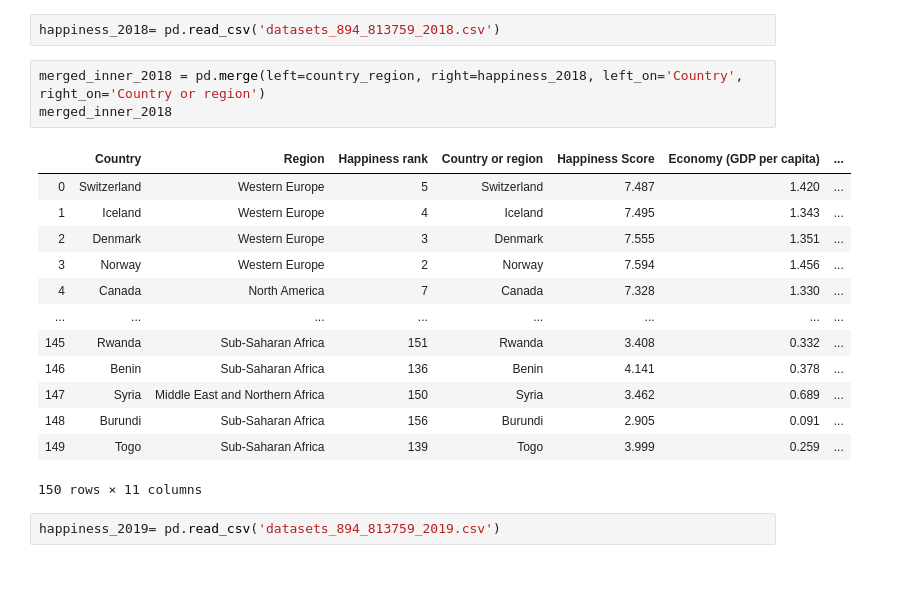
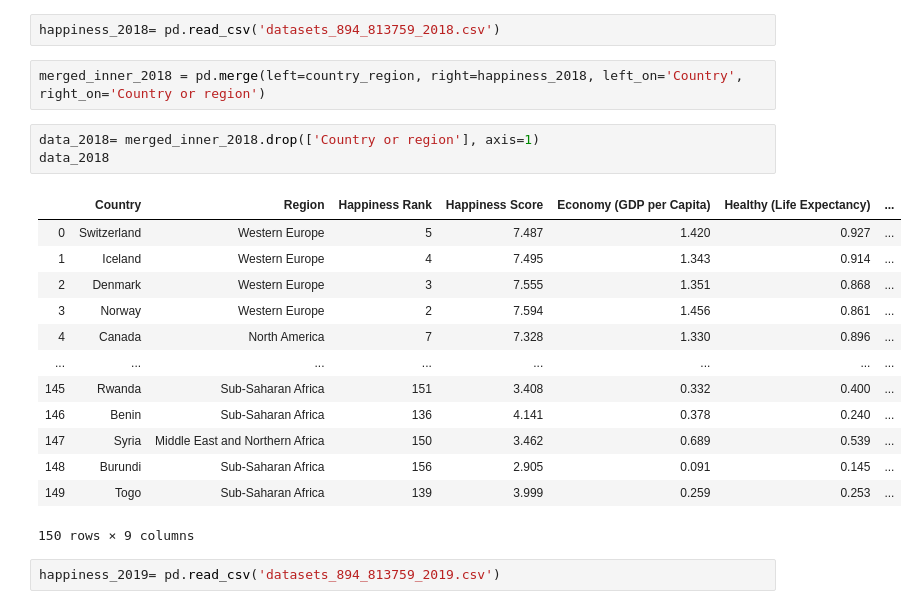
Before and after one commit to IsabelJamal95/project2-notepad, a Jupyter notebook: data-clean.ipynb, the cells around one changed output. Cells and saved outputs as stored; diff of their text form; blank space fills up the shorter version.

Commit message:
data clean-up 2nd commit

```diff
--- a/data-clean.ipynb
+++ b/data-clean.ipynb
@@ -62,21 +62,23 @@ merged_inner_2017
 happiness_2018= pd.read_csv('datasets_894_813759_2018.csv')
 # %%
 merged_inner_2018 = pd.merge(left=country_region, right=happiness_2018, left_on='Country', right_on='Country or region')
-merged_inner_2018
-# %% [output]
-|  | Country | Region | Happiness rank | Country or region | Happiness Score | Economy (GDP per capita) | ... |
-| 0 | Switzerland | Western Europe | 5 | Switzerland | 7.487 | 1.420 | ... |
-| 1 | Iceland | Western Europe | 4 | Iceland | 7.495 | 1.343 | ... |
-| 2 | Denmark | Western Europe | 3 | Denmark | 7.555 | 1.351 | ... |
-| 3 | Norway | Western Europe | 2 | Norway | 7.594 | 1.456 | ... |
-| 4 | Canada | North America | 7 | Canada | 7.328 | 1.330 | ... |
-| ... | ... | ... | ... | ... | ... | ... | ... |
-| 145 | Rwanda | Sub-Saharan Africa | 151 | Rwanda | 3.408 | 0.332 | ... |
-| 146 | Benin | Sub-Saharan Africa | 136 | Benin | 4.141 | 0.378 | ... |
-| 147 | Syria | Middle East and Northern Africa | 150 | Syria | 3.462 | 0.689 | ... |
-| 148 | Burundi | Sub-Saharan Africa | 156 | Burundi | 2.905 | 0.091 | ... |
-| 149 | Togo | Sub-Saharan Africa | 139 | Togo | 3.999 | 0.259 | ... |
-150 rows × 11 columns
+# %%
+data_2018= merged_inner_2018.drop(['Country or region'], axis=1)
+data_2018
+# %% [output]
+|  | Country | Region | Happiness Rank | Happiness Score | Economy (GDP per Capita) | Healthy (Life Expectancy) | ... |
+| 0 | Switzerland | Western Europe | 5 | 7.487 | 1.420 | 0.927 | ... |
+| 1 | Iceland | Western Europe | 4 | 7.495 | 1.343 | 0.914 | ... |
+| 2 | Denmark | Western Europe | 3 | 7.555 | 1.351 | 0.868 | ... |
+| 3 | Norway | Western Europe | 2 | 7.594 | 1.456 | 0.861 | ... |
+| 4 | Canada | North America | 7 | 7.328 | 1.330 | 0.896 | ... |
+| ... | ... | ... | ... | ... | ... | ... | ... |
+| 145 | Rwanda | Sub-Saharan Africa | 151 | 3.408 | 0.332 | 0.400 | ... |
+| 146 | Benin | Sub-Saharan Africa | 136 | 4.141 | 0.378 | 0.240 | ... |
+| 147 | Syria | Middle East and Northern Africa | 150 | 3.462 | 0.689 | 0.539 | ... |
+| 148 | Burundi | Sub-Saharan Africa | 156 | 2.905 | 0.091 | 0.145 | ... |
+| 149 | Togo | Sub-Saharan Africa | 139 | 3.999 | 0.259 | 0.253 | ... |
+150 rows × 9 columns
 # %%
 happiness_2019= pd.read_csv('datasets_894_813759_2019.csv')
 # %%
```
Also changed, not shown: parts of 2 cells of this notebook, 2 other files.
